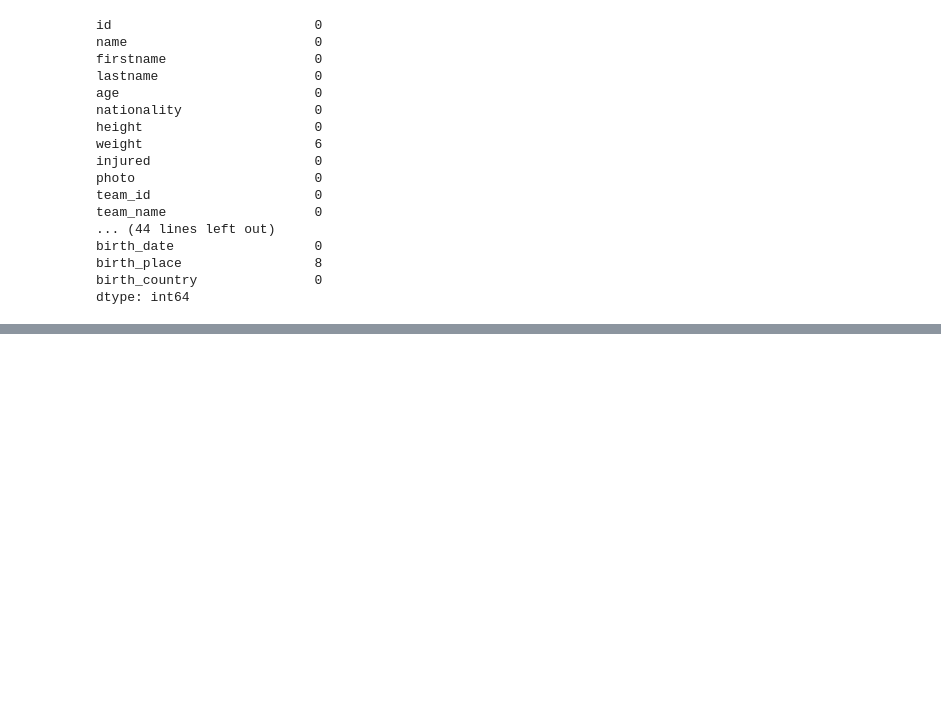
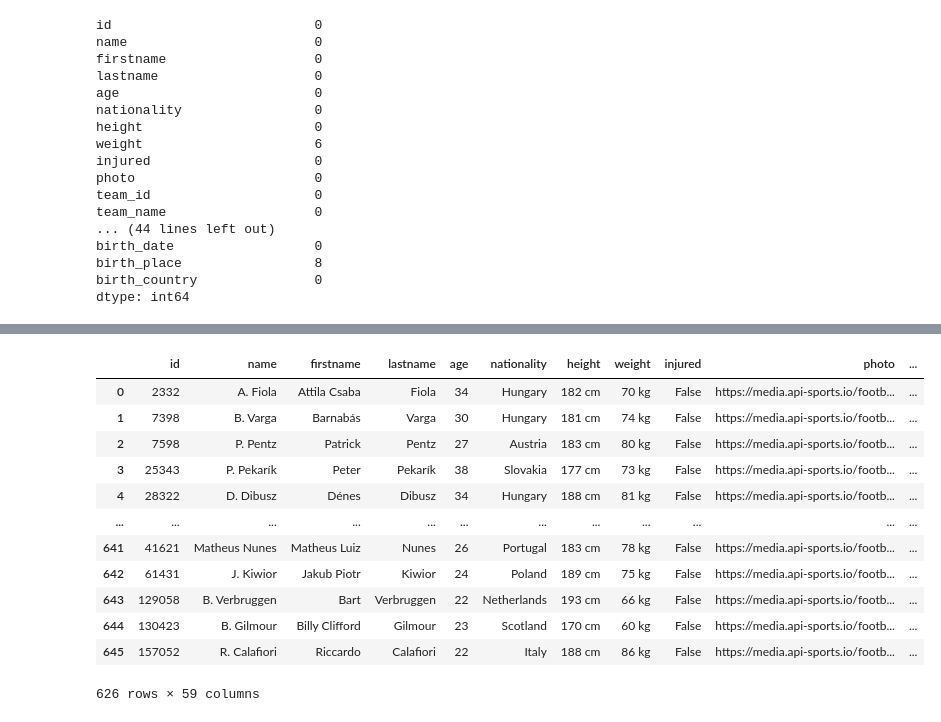
Before and after one commit to ktvgs/Euro_2024, a Jupyter notebook: json_clean.ipynb, the cells around one changed output, grey strips where cells are left out. Cells and saved outputs as stored; diff of their text form; code cells hidden in the pictures; blank space fills up the shorter version.

```diff
--- a/json_clean.ipynb
+++ b/json_clean.ipynb
@@ -194,0 +158,17 @@ dtype: int64
+# %%
+euro_players=players_df.drop_duplicates(subset='id',keep='first')
+euro_players
+# %% [output]
+|  | id | name | firstname | lastname | age | nationality | height | weight | injured | photo | ... |
+| 0 | 2332 | A. Fiola | Attila Csaba | Fiola | 34 | Hungary | 182 cm | 70 kg | False | https://media.api-sports.io/footb... | ... |
+| 1 | 7398 | B. Varga | Barnabás | Varga | 30 | Hungary | 181 cm | 74 kg | False | https://media.api-sports.io/footb... | ... |
+| 2 | 7598 | P. Pentz | Patrick | Pentz | 27 | Austria | 183 cm | 80 kg | False | https://media.api-sports.io/footb... | ... |
+| 3 | 25343 | P. Pekarík | Peter | Pekarík | 38 | Slovakia | 177 cm | 73 kg | False | https://media.api-sports.io/footb... | ... |
+| 4 | 28322 | D. Dibusz | Dénes | Dibusz | 34 | Hungary | 188 cm | 81 kg | False | https://media.api-sports.io/footb... | ... |
+| ... | ... | ... | ... | ... | ... | ... | ... | ... | ... | ... | ... |
+| 641 | 41621 | Matheus Nunes | Matheus Luiz | Nunes | 26 | Portugal | 183 cm | 78 kg | False | https://media.api-sports.io/footb... | ... |
+| 642 | 61431 | J. Kiwior | Jakub Piotr | Kiwior | 24 | Poland | 189 cm | 75 kg | False | https://media.api-sports.io/footb... | ... |
+| 643 | 129058 | B. Verbruggen | Bart | Verbruggen | 22 | Netherlands | 193 cm | 66 kg | False | https://media.api-sports.io/footb... | ... |
+| 644 | 130423 | B. Gilmour | Billy Clifford | Gilmour | 23 | Scotland | 170 cm | 60 kg | False | https://media.api-sports.io/footb... | ... |
+| 645 | 157052 | R. Calafiori | Riccardo | Calafiori | 22 | Italy | 188 cm | 86 kg | False | https://media.api-sports.io/footb... | ... |
+626 rows × 59 columns
```
Also changed, not shown: parts of 5 cells of this notebook, 6 other files.
